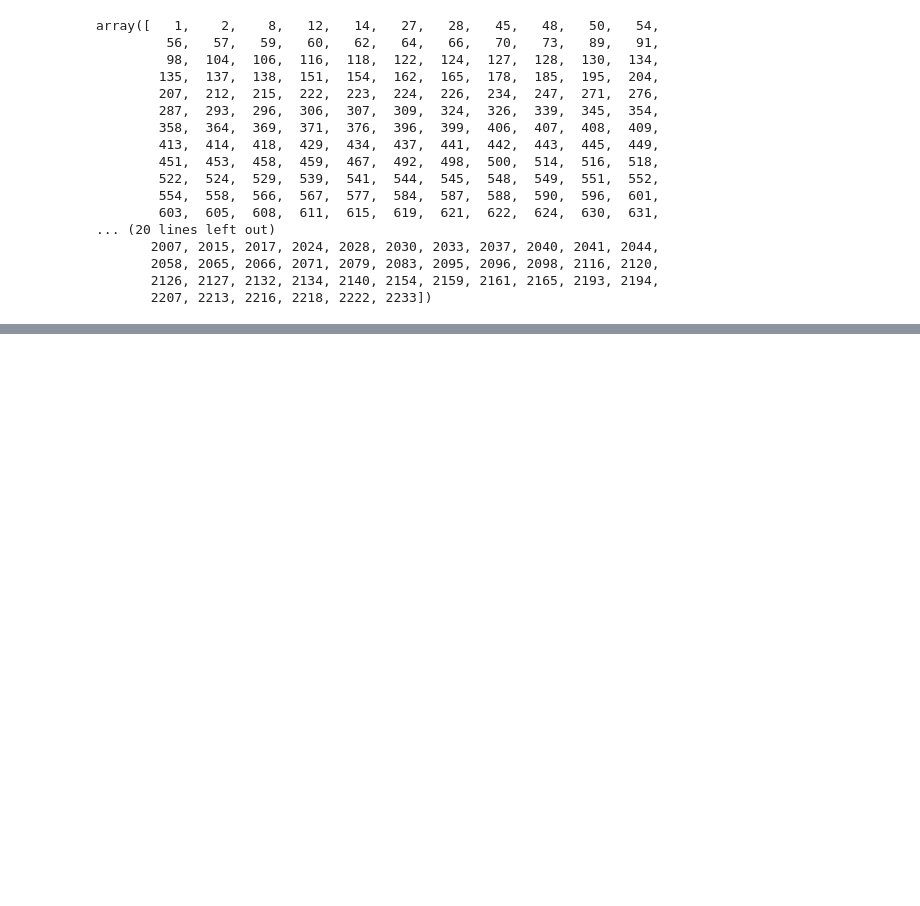
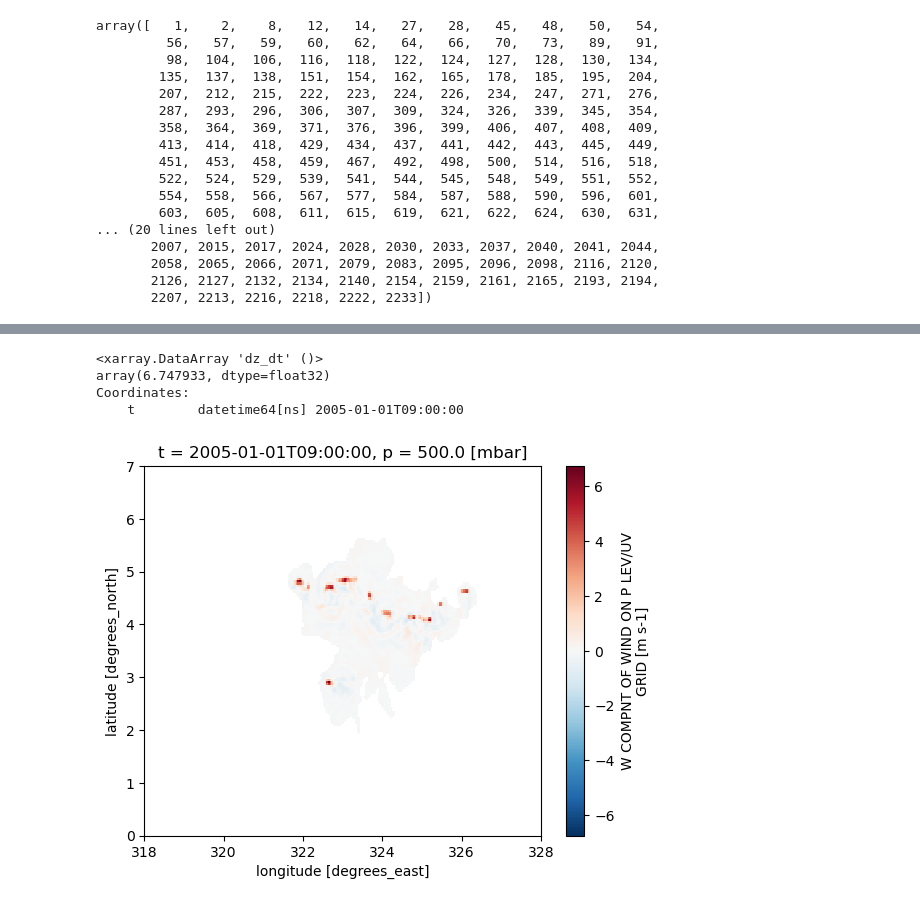
Before and after one commit to harrietgilmour/cold-core-filtering, a Jupyter notebook: precip_&_coldcore_single_cell_loop.ipynb, the cells around one changed output, grey strips where cells are left out. Saved outputs shown, nothing was run; the diff lists cells and outputs as text; code cells hidden in the pictures; blank space fills up the shorter version.

```diff
--- a/precip_&_coldcore_single_cell_loop.ipynb
+++ b/precip_&_coldcore_single_cell_loop.ipynb
@@ -535,0 +510,14 @@ Name: datetime, Length: 240, dtype: object
+# %%
+seg_mask.coords
+
+seg_mask.coords['mask'] = (('longitude', 'latitude'), seg_mask.data)
+
+vel_w.where(seg_mask.coords['mask'].values > 0).plot(zorder=1,xlim=[318,328],ylim=[0,7])
+
+vel_w.where(seg_mask.coords['mask'].values > 0).max()
+# %% [output]
+<xarray.DataArray 'dz_dt' ()>
+array(6.747933, dtype=float32)
+Coordinates:
+    t        datetime64[ns] 2005-01-01T09:00:00
+[figure, added]
```
Also changed, not shown: parts of 21 cells of this notebook.
